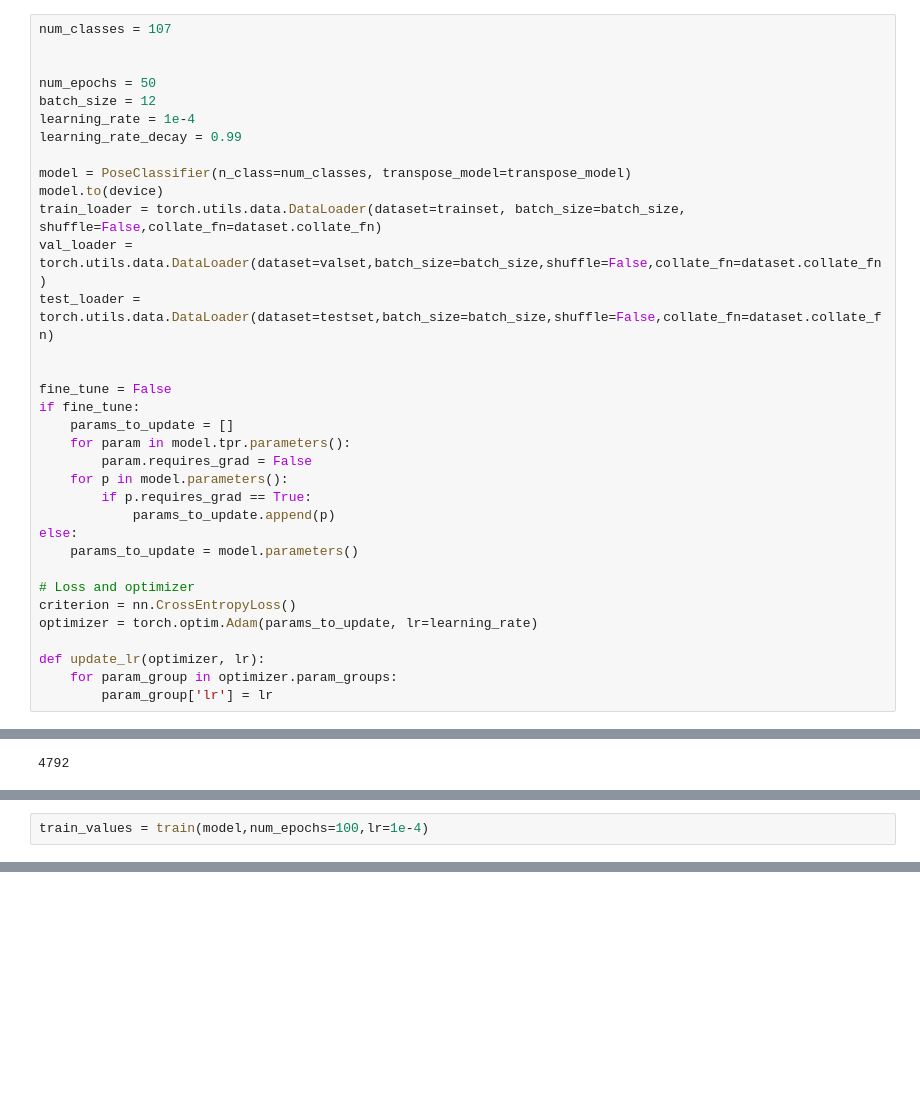
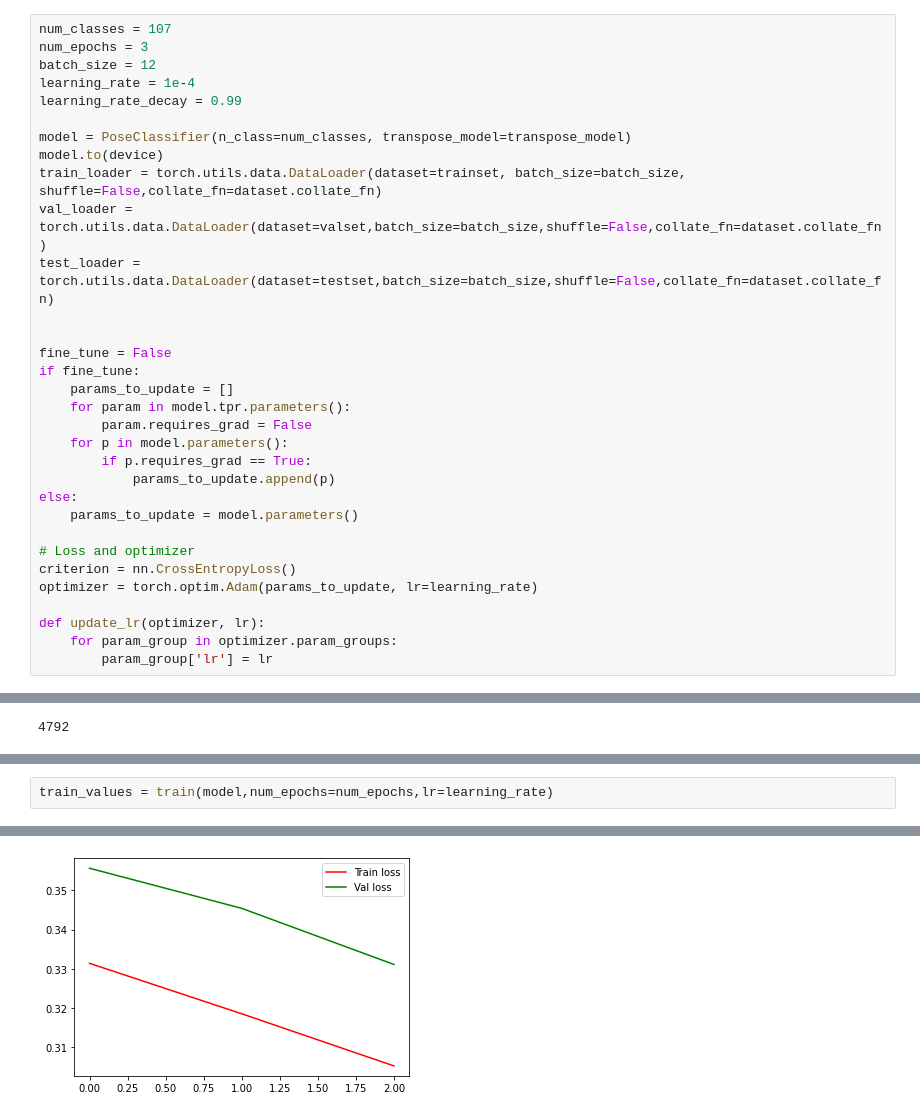
Before and after one commit to michele17284/YogaPose, a Jupyter notebook: YogaPose.ipynb, the cells around one changed output, grey strips where cells are left out. Drawn from its saved outputs; the diff is of its cells as text; blank space fills up the shorter version.

```diff
--- a/YogaPose.ipynb
+++ b/YogaPose.ipynb
@@ -232,9 +236,7 @@ class PoseClassifier(nn.Module):
         return out
 # %%
 num_classes = 107
-
-
-num_epochs = 50
+num_epochs = 3
 batch_size = 12
 learning_rate = 1e-4
 learning_rate_decay = 0.99
@@ -396,3 +433,3 @@ def test(model):
 # %%
-train_values = train(model,num_epochs=100,lr=1e-4)
+train_values = train(model,num_epochs=num_epochs,lr=learning_rate)
 # %% [output]
@@ -415,0 +453 @@ Epoch [29/100], Step [300/400], Loss: 1.9512
+[figure, added]
```
Also changed, not shown: parts of 7 cells of this notebook.
